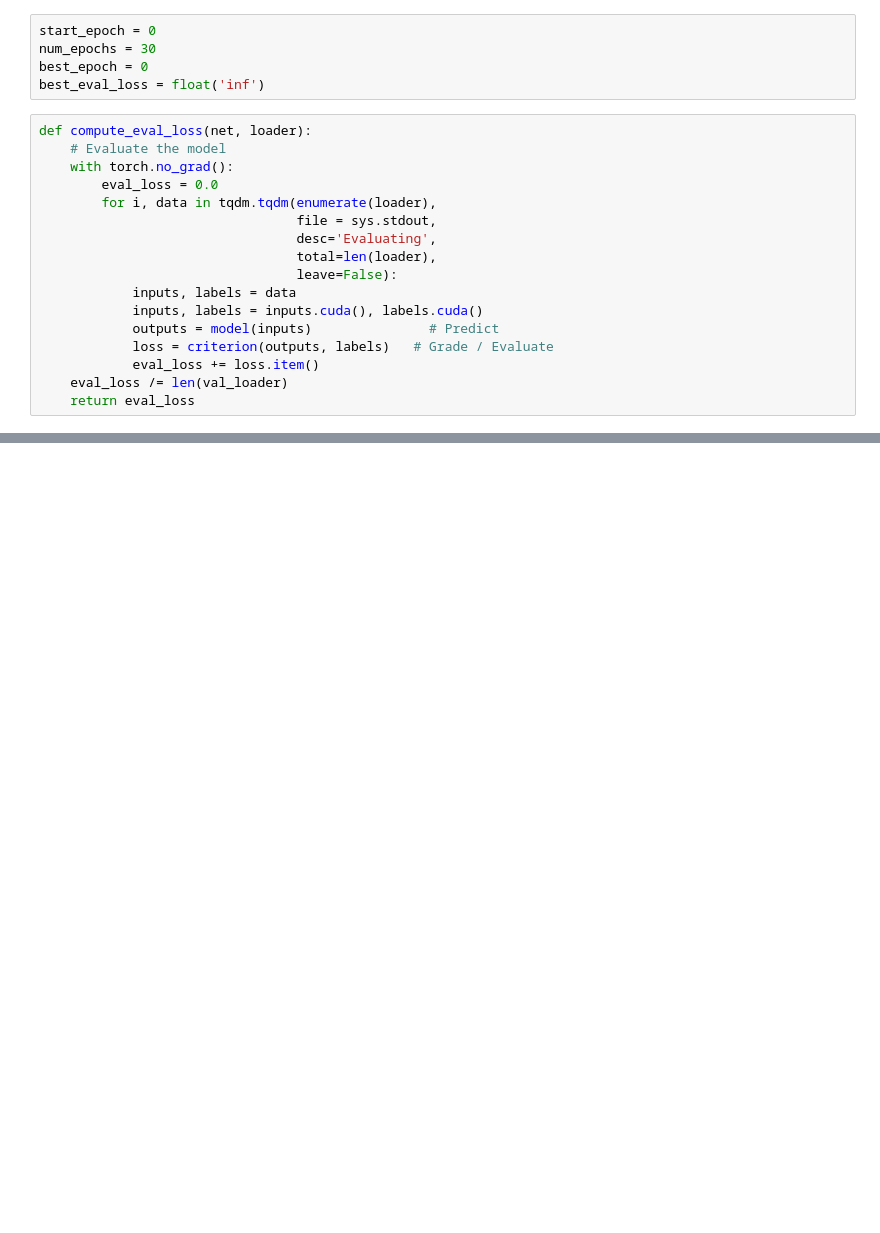
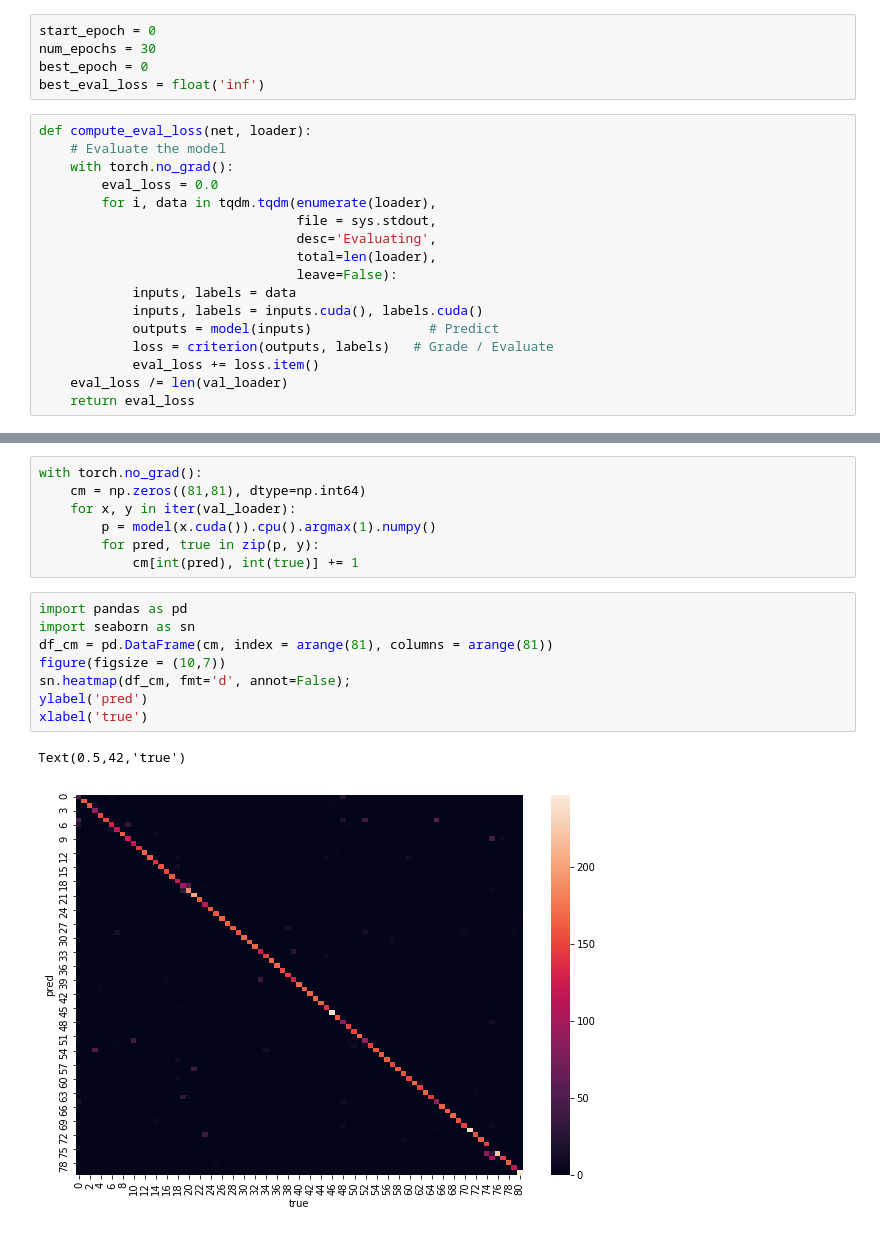
Before and after one commit to Drifmarine/fruitcv, a Jupyter notebook: kernel.ipynb, the cells around one changed output, grey strips where cells are left out. Drawn from its saved outputs; the diff is of its cells as text; blank space fills up the shorter version.

```diff
--- a/kernel.ipynb
+++ b/kernel.ipynb
@@ -266,0 +252,18 @@ Clipping input data to the valid range for imshow with RGB data ([0..1] for floa
+# %%
+with torch.no_grad():
+    cm = np.zeros((81,81), dtype=np.int64)
+    for x, y in iter(val_loader):
+        p = model(x.cuda()).cpu().argmax(1).numpy()
+        for pred, true in zip(p, y):
+            cm[int(pred), int(true)] += 1
+# %%
+import pandas as pd
+import seaborn as sn
+df_cm = pd.DataFrame(cm, index = arange(81), columns = arange(81))
+figure(figsize = (10,7))
+sn.heatmap(df_cm, fmt='d', annot=False);
+ylabel('pred')
+xlabel('true')
+# %% [output]
+Text(0.5,42,'true')
+[figure, added]
```
Also changed, not shown: parts of 6 cells of this notebook.
